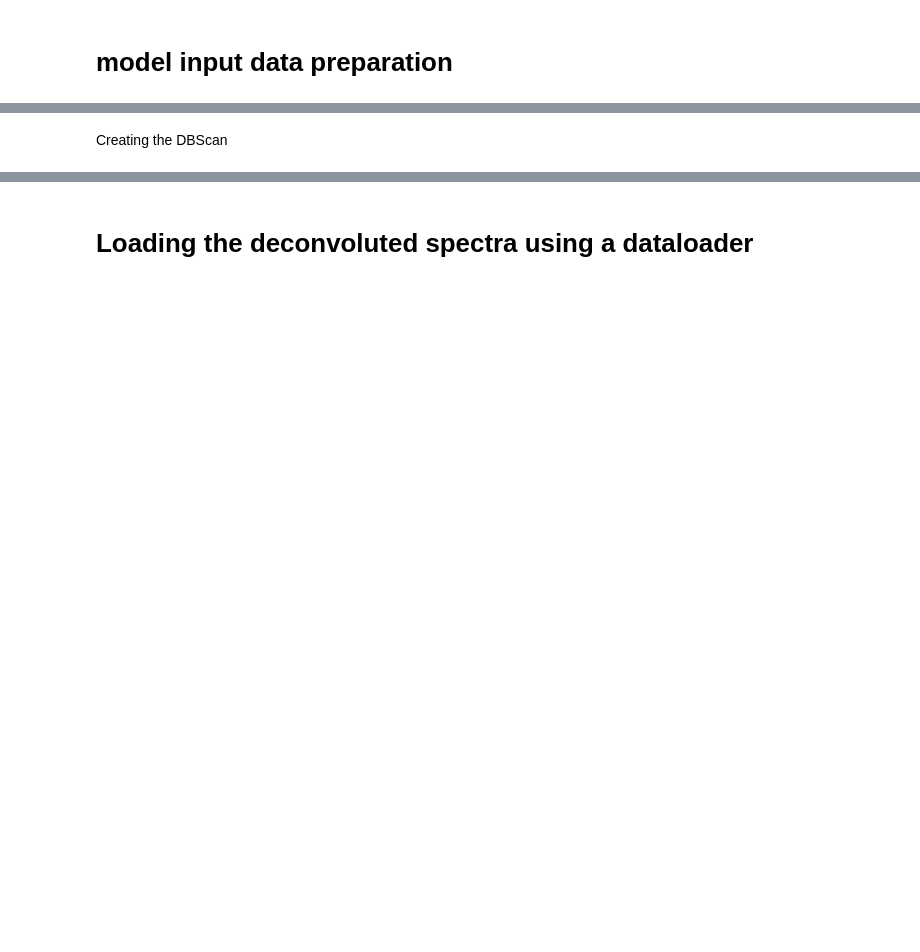
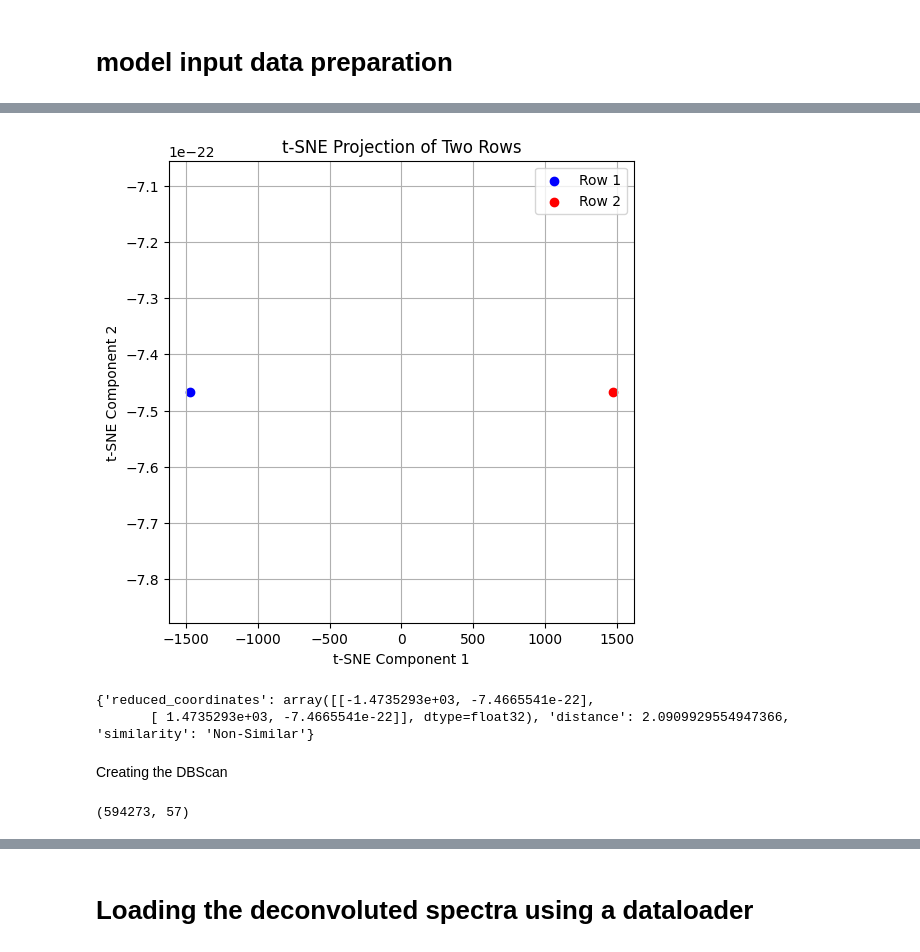
Before and after one commit to RapidSpectraX-Final-Year-Project/1.0, a Jupyter notebook: siamese.ipynb, the cells around one changed output, grey strips where cells are left out. Cells and saved outputs as stored; diff of their text form; code cells hidden in the pictures; blank space fills up the shorter version.

```diff
--- a/siamese.ipynb
+++ b/siamese.ipynb
@@ -65,0 +84,12 @@ spectra = list(mgf.read(mgf_file_path))
+# %%
+# import pandas as pd
+from sklearn.preprocessing import MinMaxScaler
+
+
+# Apply Min-Max Scaling
+scaler = MinMaxScaler()
+normalized_data = scaler.fit_transform(processed_features)
+
+# Convert back to DataFrame if needed
+normalized_df = pd.DataFrame(normalized_data, columns=processed_features.columns)
+normalized_df
@@ -74,3 +262,60 @@ for spectrum in spectra:
+# %%
+import numpy as np
+import matplotlib.pyplot as plt
+from sklearn.manifold import TSNE
+
+def tsne_and_similarity(row1, row2, similarity_threshold=0.1):
+    """
+    Reduces two rows to 2D using t-SNE, plots them, and calculates their similarity.
+
+    Args:
+        row1 (list): First row of data.
+        row2 (list): Second row of data.
+        similarity_threshold (float): Threshold for determining similarity.
+
+    Returns:
+        dict: A dictionary containing reduced coordinates, distance, and similarity status.
+    """
+    # Combine the two rows into a single dataset
+    data = np.array([row1, row2])
+
+    # Apply t-SNE to reduce dimensions to 2
+    tsne = TSNE(n_components=2, method='exact', random_state=42, perplexity=1)
+    reduced_data = tsne.fit_transform(data)
+
+    # Plot the two points with different colors
+    plt.figure(figsize=(6, 6))
+    plt.scatter(reduced_data[0, 0], reduced_data[0, 1], color='blue', label='Row 1')
+    plt.scatter(reduced_data[1, 0], reduced_data[1, 1], color='red', label='Row 2')
+    plt.legend()
+    plt.title('t-SNE Projection of Two Rows')
+    plt.xlabel('t-SNE Component 1')
+    plt.ylabel('t-SNE Component 2')
+    plt.grid(True)
+    plt.show()
+
+    # Calculate Euclidean distance between the original rows
+    distance = np.linalg.norm(np.array(row1) - np.array(row2))
+
+    # Determine similarity based on the threshold
+    similarity = 'Similar' if distance < similarity_threshold else 'Non-Similar'
+
+    return {
+        "reduced_coordinates": reduced_data,
+        "distance": distance,
+        "similarity": similarity
+    }
+
+# Example usage
+row1 = sample_df.iloc[3]
+row2 = sample_df.iloc[2]
+
+result = tsne_and_similarity(row1, row2)
+print(result)
+# %% [output]
+[figure, added]
+{'reduced_coordinates': array([[-1.4735293e+03, -7.4665541e-22],
+       [ 1.4735293e+03, -7.4665541e-22]], dtype=float32), 'distance': 2.0909929554947366, 'similarity': 'Non-Similar'}
 # %% [markdown]
 Creating the DBScan
 # %%
@@ -167,3 +412,10 @@ class DBSCANGraphBased(DBSCANBase):
     @staticmethod
     def _distance(p1, p2):
         return np.linalg.norm(p1 - p2)
+# %%
+# normalized_df.isnull()
+
+normalized_df = normalized_df.dropna()  # Remove rows with NaN values
+normalized_df.shape
+# %% [output]
+(594273, 57)
```
Also changed, not shown: parts of 21 cells of this notebook.
